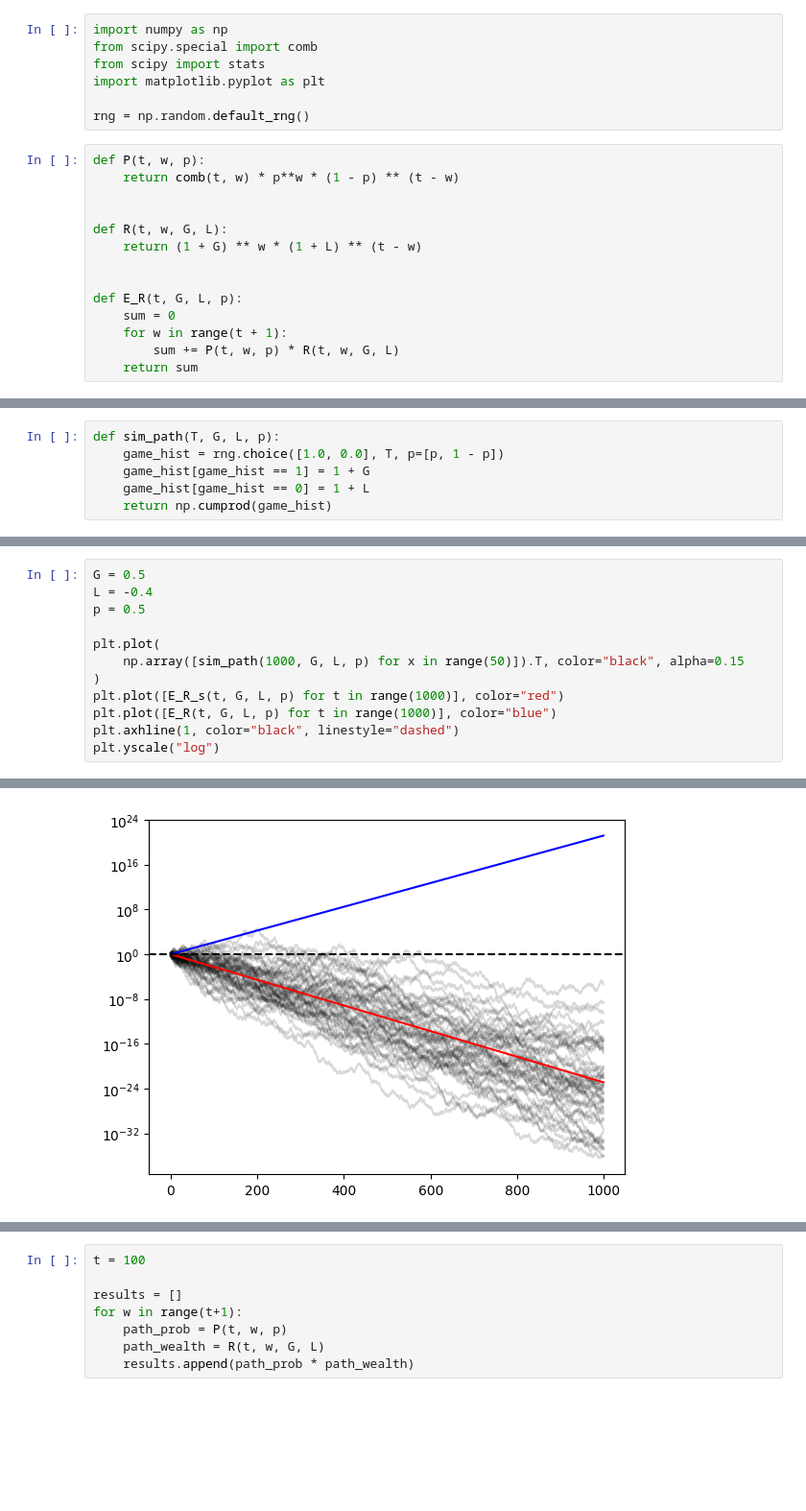
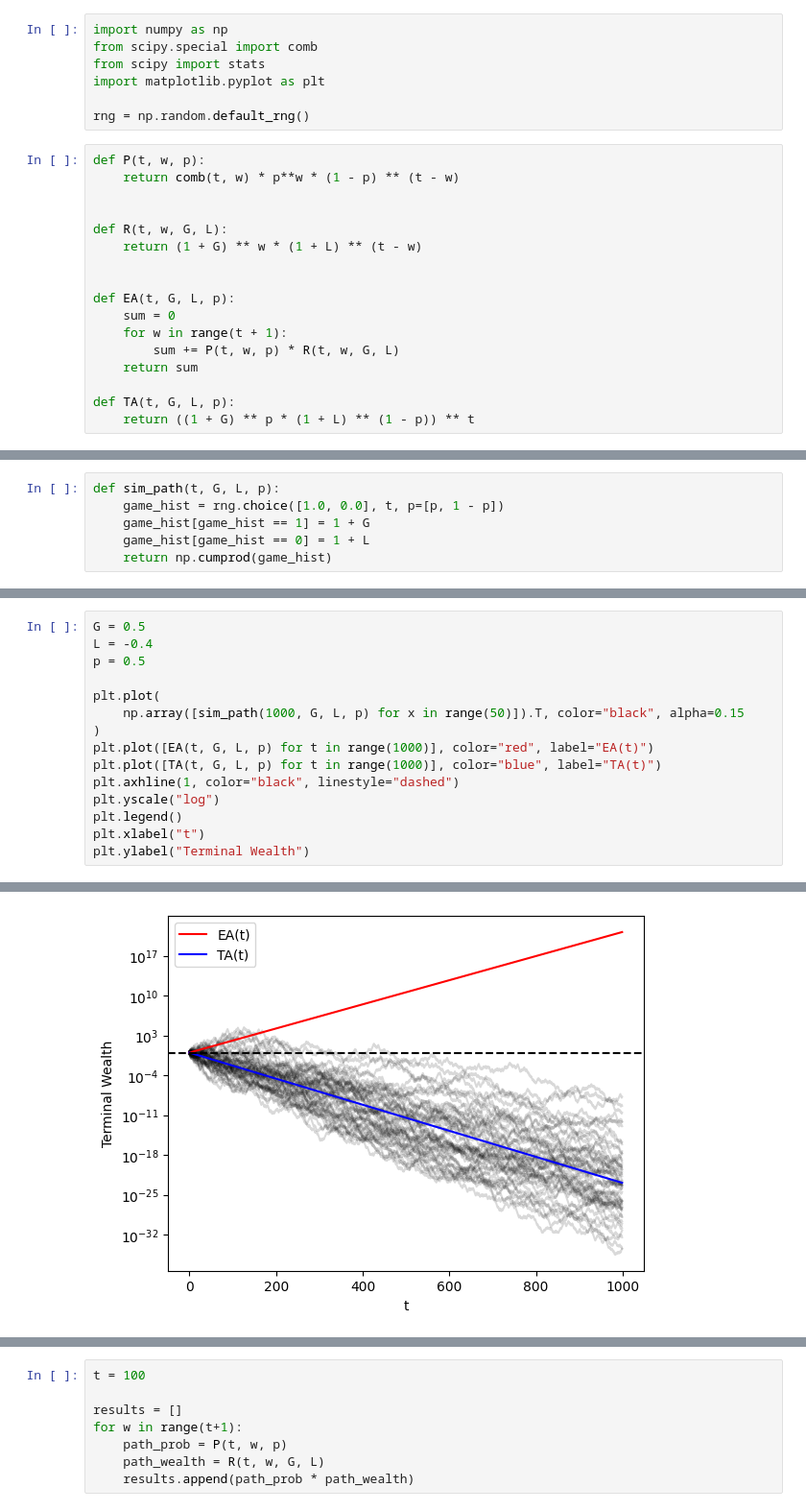
Before and after one commit to eadains/PythonBlogNotebooks, a Jupyter notebook: ergodicity_breaking.ipynb, the cells around one changed output, grey strips where cells are left out. Shown at 96% size. Saved outputs shown, nothing was run; the diff lists cells and outputs as text; blank space fills up the shorter version.

```diff
--- a/ergodicity_breaking.ipynb
+++ b/ergodicity_breaking.ipynb
@@ -14,8 +49,11 @@ def R(t, w, G, L):
     return (1 + G) ** w * (1 + L) ** (t - w)
 
 
-def E_R(t, G, L, p):
+def EA(t, G, L, p):
     sum = 0
     for w in range(t + 1):
         sum += P(t, w, p) * R(t, w, G, L)
     return sum
+
+def TA(t, G, L, p):
+    return ((1 + G) ** p * (1 + L) ** (1 - p)) ** t
@@ -25,6 +62,6 @@ def E_R_s(t, G, L, p):
 # %%
-def sim_path(T, G, L, p):
-    game_hist = rng.choice([1.0, 0.0], T, p=[p, 1 - p])
+def sim_path(t, G, L, p):
+    game_hist = rng.choice([1.0, 0.0], t, p=[p, 1 - p])
     game_hist[game_hist == 1] = 1 + G
     game_hist[game_hist == 0] = 1 + L
     return np.cumprod(game_hist)
@@ -36,8 +75,11 @@ p = 0.5
 plt.plot(
     np.array([sim_path(1000, G, L, p) for x in range(50)]).T, color="black", alpha=0.15
 )
-plt.plot([E_R_s(t, G, L, p) for t in range(1000)], color="red")
-plt.plot([E_R(t, G, L, p) for t in range(1000)], color="blue")
+plt.plot([EA(t, G, L, p) for t in range(1000)], color="red", label="EA(t)")
+plt.plot([TA(t, G, L, p) for t in range(1000)], color="blue", label="TA(t)")
 plt.axhline(1, color="black", linestyle="dashed")
 plt.yscale("log")
+plt.legend()
+plt.xlabel("t")
+plt.ylabel("Terminal Wealth")
 # %% [output]
@@ -44 +87 @@ plt.yscale("log")
-[figure, old version]
+[figure, new version]
```
Also changed, not shown: parts of 34 cells of this notebook.
